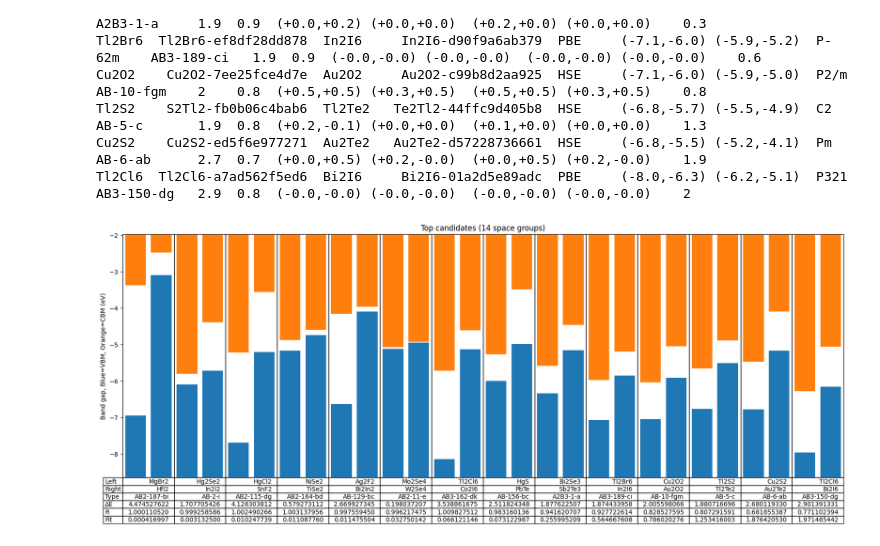
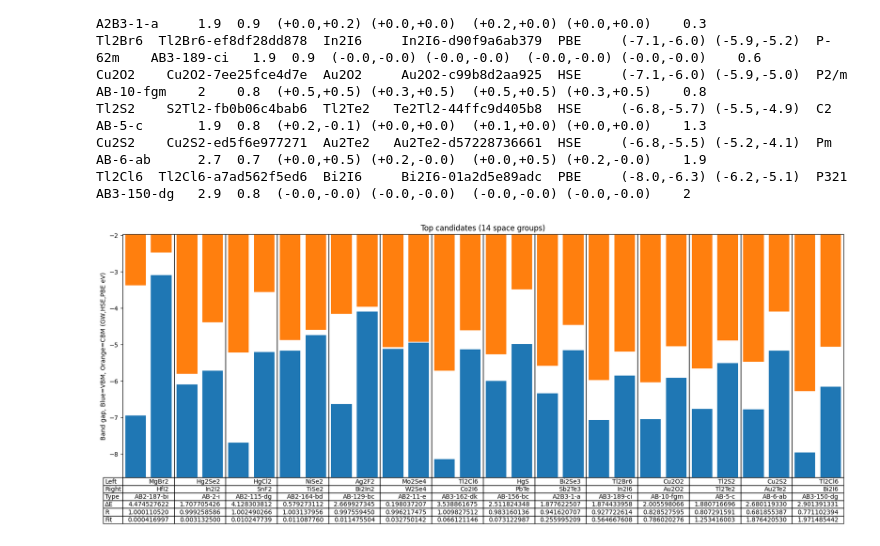
Before and after one commit to MayCXC/DIPC, a Jupyter notebook: topinsulators.ipynb, the cells around one changed output. Saved outputs shown, nothing was run; the diff lists cells and outputs as text; code cells hidden in the pictures.

```diff
--- a/topinsulators.ipynb
+++ b/topinsulators.ipynb
@@ -209,11 +209,11 @@ best = [ # The best pair from each spacegroup
     for spg in spgs
 ]
 
-def pretty(row, figs=3, calc=None):
+def pretty(row, calcs, figs=3):
     fmt = "{:"+"."+str(figs)+"f}"
     plus = "{:"+"+"+"."+str(figs)+"f}"
     points = "("+plus+","+plus+") ("+plus+","+plus+")"
-    calc = calc or row[Headers.Calc][0]
+    calc = next(calc for calc in calcs if calc in row[Headers.Calc])
     return (
         row[i][row[Headers.Calc].index(calc)]
             if i == Headers.Calc else
@@ -230,7 +230,7 @@ def pretty(row, figs=3, calc=None):
     )
 
 print(tabulate( # Print a table of the best pairs
-    [pretty(row,1) for row in best],
+    [pretty(row,("GW","HSE","PBE"),1) for row in best],
     [header.name for header in Headers],
     colalign=("left","right","left","right")
 ))
@@ -267,7 +267,7 @@ table_headers = itemgetter( # Which headers to display in the table
     Headers.Fit
 )
 
-def bands_with_table(pairs,figs,calc=None): # Plot each pair of candidates, with bars for the band gaps, and a table for other stats
+def bands_with_table(pairs,calcs,figs): # Plot each pair of candidates, with bars for the band gaps, and a table for other stats
     ax = plt.subplot(label=str(id(pairs)))
     ax.margins(x=0)
 
@@ -277,7 +277,9 @@ def bands_with_table(pairs,figs,calc=None): # Plot each pair of candidates, with
         return
 
     [leftvbm, leftcbm, rightvbm, rightcbm] = np.transpose([
-        pair[Headers.Bands_vbm_cbm][pair[Headers.Calc].index(calc or pair[Headers.Calc][0])]
+        pair[Headers.Bands_vbm_cbm][pair[Headers.Calc].index(
+            next(calc for calc in calcs if calc in pair[Headers.Calc])
+        )]
         for pair in pairs
     ])
 
@@ -290,37 +292,37 @@ def bands_with_table(pairs,figs,calc=None): # Plot each pair of candidates, with
     #ax.bar(leftx, leftvbm-leftcbm, bottom=leftcbm)
 
     rightx = flatx[1::2]
     ax.bar(rightx, rightvbm-emin, bottom=emin)
     ax.bar(rightx, rightcbm-emax, bottom=emax)
     #ax.bar(rightx, rightvbm-rightcbm, bottom=rightcbm)
 
     ax.set_xlim(-.5,len(flatx)-.5)
     ax.set_ylim(emin,emax)
 
     plt.xticks([],[])
 
     table = plt.table(
-        cellText=np.transpose([table_headers(tuple(pretty(pair,figs,calc))) for pair in pairs]),
+        cellText=np.transpose([table_headers(tuple(pretty(pair,calcs,figs))) for pair in pairs]),
         rowLabels=table_headers(tuple(header.name for header in Headers)),
         loc='bottom'
     )
     table.auto_set_font_size(False)
     table.set_fontsize('medium')
 
     plt.table(
         cellText=[['' for x in leftx]],
         bbox=[0,0,1,1]
     )
 
-    plt.ylabel('Band gap, Blue=VBM, Orange=CBM (' + ('',calc)[bool(calc)] + ' '*bool(calc) + 'eV)')
+    plt.ylabel('Band gap, Blue=VBM, Orange=CBM (' + ','.join(calcs) + ' '*bool(calcs) + 'eV)')
 
 plt.figure(figsize=(17,7),dpi=100)
-bands_with_table(best,9)
+bands_with_table(best,("GW","HSE","PBE"),9)
 plt.title("Top candidates (" + str(len(spgs)) + " space groups)")
 plt.tight_layout()
 plt.show()
 # %% [output]
-[figure, old version]
+[figure, new version]
 # %%
 import ipywidgets as widgets
 
```
Also changed, not shown: parts of 1 cell of this notebook.
